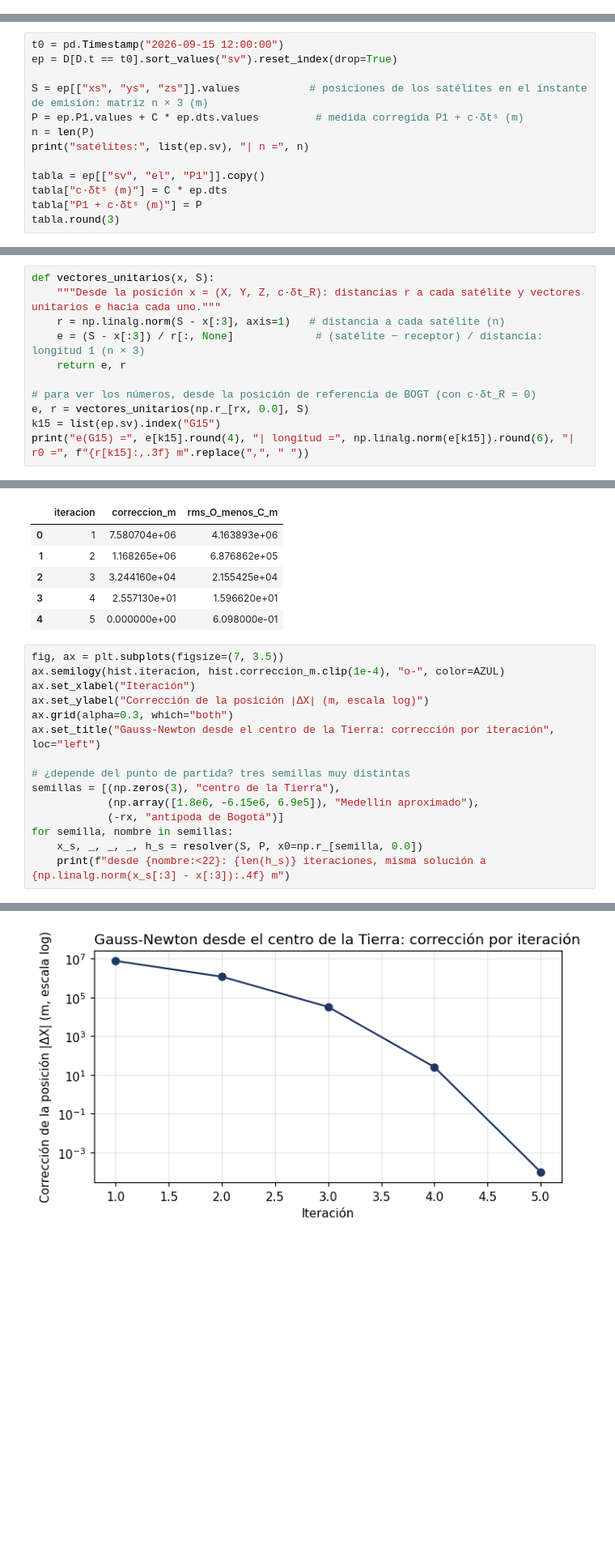
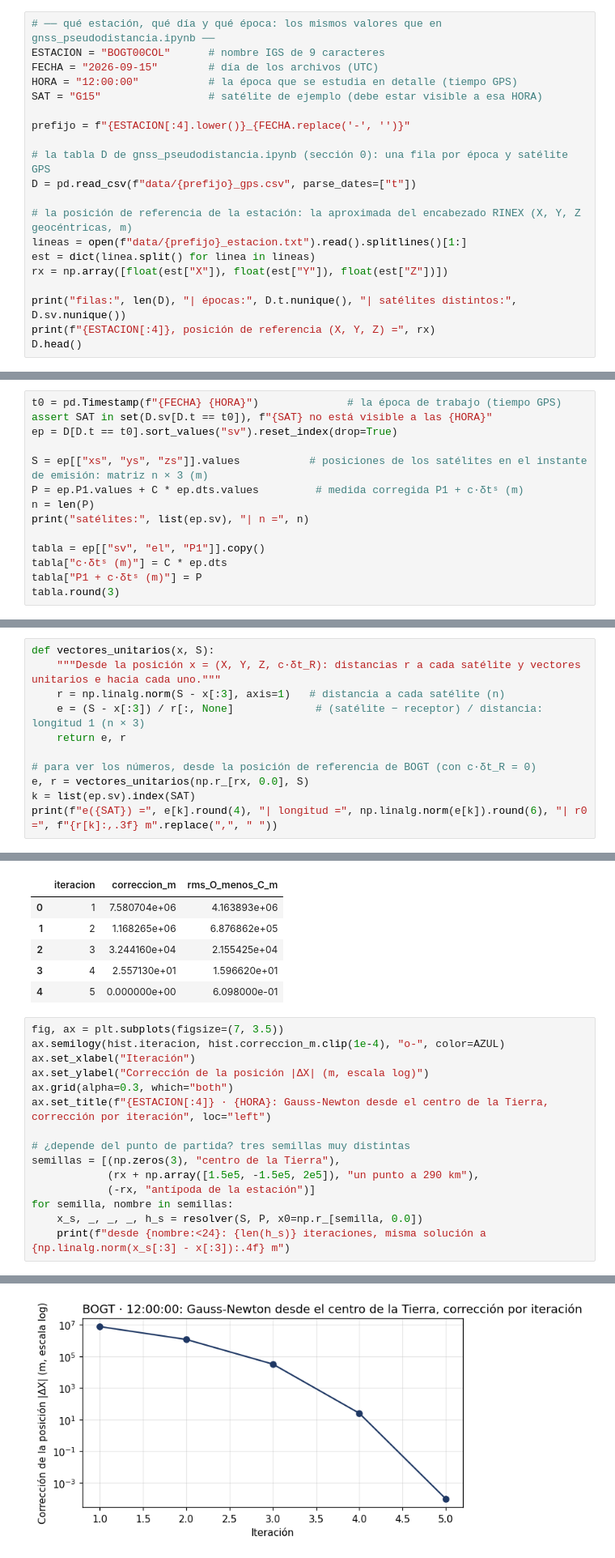
Before and after one commit to jdavidortega/Geographic_Data_Science_with_Python, a Jupyter notebook: Geospatial/gnss_estimacion_posicion.ipynb, the cells around one changed output, grey strips where cells are left out. Shown at 81% size. Saved outputs shown, nothing was run; the diff lists cells and outputs as text; blank space fills up the shorter version.

```diff
--- a/Geospatial/gnss_estimacion_posicion.ipynb
+++ b/Geospatial/gnss_estimacion_posicion.ipynb
@@ -57,0 +45,20 @@ BOGT, posición de referencia (X, Y, Z) = [ 1744399.0397 -6116037.5577   512731.
+# %%
+# ── qué estación, qué día y qué época: los mismos valores que en gnss_pseudodistancia.ipynb ──
+ESTACION = "BOGT00COL"      # nombre IGS de 9 caracteres
+FECHA = "2026-09-15"        # día de los archivos (UTC)
+HORA = "12:00:00"           # la época que se estudia en detalle (tiempo GPS)
+SAT = "G15"                 # satélite de ejemplo (debe estar visible a esa HORA)
+
+prefijo = f"{ESTACION[:4].lower()}_{FECHA.replace('-', '')}"
+
+# la tabla D de gnss_pseudodistancia.ipynb (sección 0): una fila por época y satélite GPS
+D = pd.read_csv(f"data/{prefijo}_gps.csv", parse_dates=["t"])
+
+# la posición de referencia de la estación: la aproximada del encabezado RINEX (X, Y, Z geocéntricas, m)
+lineas = open(f"data/{prefijo}_estacion.txt").read().splitlines()[1:]
+est = dict(linea.split() for linea in lineas)
+rx = np.array([float(est["X"]), float(est["Y"]), float(est["Z"])])
+
+print("filas:", len(D), "| épocas:", D.t.nunique(), "| satélites distintos:", D.sv.nunique())
+print(f"{ESTACION[:4]}, posición de referencia (X, Y, Z) =", rx)
+D.head()
@@ -75,7 +91,8 @@ Pasando lo conocido a la izquierda:
 $$\underbrace{P1_i + c\,\delta t^s_i}_{\text{medida corregida}} = \underbrace{\sqrt{(X - x^s_i)^2 + (Y - y^s_i)^2 + (Z - z^s_i)^2}}_{r_i(X,\,Y,\,Z)} + c\,\delta t_R + \varepsilon_i$$
 Es la ecuación de la sección 12 de `gnss_pseudodistancia.ipynb`, sin los términos de atmósfera. Hay una por satélite (nueve a las 12:00) y cuatro incógnitas. La raíz cuadrada impide despejar, y con nueve ecuaciones y ruido no existe un $(X, Y, Z, c\,\delta t_R)$ que las cumpla todas. Hace falta (1) un método que se acerque a la solución paso a paso y (2) un criterio para elegir la «mejor» cuando ninguna es exacta.
 # %%
-t0 = pd.Timestamp("2026-09-15 12:00:00")
+t0 = pd.Timestamp(f"{FECHA} {HORA}")              # la época de trabajo (tiempo GPS)
+assert SAT in set(D.sv[D.t == t0]), f"{SAT} no está visible a las {HORA}"
 ep = D[D.t == t0].sort_values("sv").reset_index(drop=True)
 
 S = ep[["xs", "ys", "zs"]].values           # posiciones de los satélites en el instante de emisión: matriz n × 3 (m)
@@ -183,8 +200,8 @@ def vectores_unitarios(x, S):
 
 # para ver los números, desde la posición de referencia de BOGT (con c·δt_R = 0)
 e, r = vectores_unitarios(np.r_[rx, 0.0], S)
-k15 = list(ep.sv).index("G15")
-print("e(G15) =", e[k15].round(4), "| longitud =", np.linalg.norm(e[k15]).round(6), "| r0 =", f"{r[k15]:,.3f} m".replace(",", " "))
+k = list(ep.sv).index(SAT)
+print(f"e({SAT}) =", e[k].round(4), "| longitud =", np.linalg.norm(e[k]).round(6), "| r0 =", f"{r[k]:,.3f} m".replace(",", " "))
 # %% [output]
 e(G15) = [ 0.0028 -0.9416  0.3368] | longitud = 1.0 | r0 = 20 354 736.807 m
 # %% [markdown]
@@ -297,13 +314,13 @@ ax.semilogy(hist.iteracion, hist.correccion_m.clip(1e-4), "o-", color=AZUL)
 ax.set_xlabel("Iteración")
 ax.set_ylabel("Corrección de la posición |ΔX| (m, escala log)")
 ax.grid(alpha=0.3, which="both")
-ax.set_title("Gauss-Newton desde el centro de la Tierra: corrección por iteración", loc="left")
+ax.set_title(f"{ESTACION[:4]} · {HORA}: Gauss-Newton desde el centro de la Tierra, corrección por iteración", loc="left")
 
 # ¿depende del punto de partida? tres semillas muy distintas
 semillas = [(np.zeros(3), "centro de la Tierra"),
-            (np.array([1.8e6, -6.15e6, 6.9e5]), "Medellín aproximado"),
-            (-rx, "antípoda de Bogotá")]
+            (rx + np.array([1.5e5, -1.5e5, 2e5]), "un punto a 290 km"),
+            (-rx, "antípoda de la estación")]
 for semilla, nombre in semillas:
     x_s, _, _, _, h_s = resolver(S, P, x0=np.r_[semilla, 0.0])
-    print(f"desde {nombre:<22}: {len(h_s)} iteraciones, misma solución a {np.linalg.norm(x_s[:3] - x[:3]):.4f} m")
+    print(f"desde {nombre:<24}: {len(h_s)} iteraciones, misma solución a {np.linalg.norm(x_s[:3] - x[:3]):.4f} m")
 # %% [output]
@@ -313,2 +330,2 @@ desde antípoda de Bogotá    : 6 iteraciones, misma solución a 0.0000 m
-[figure, old version]
+[figure, new version]
 # %% [markdown]
```
Also changed, not shown: parts of 21 cells of this notebook, 1 other file.
